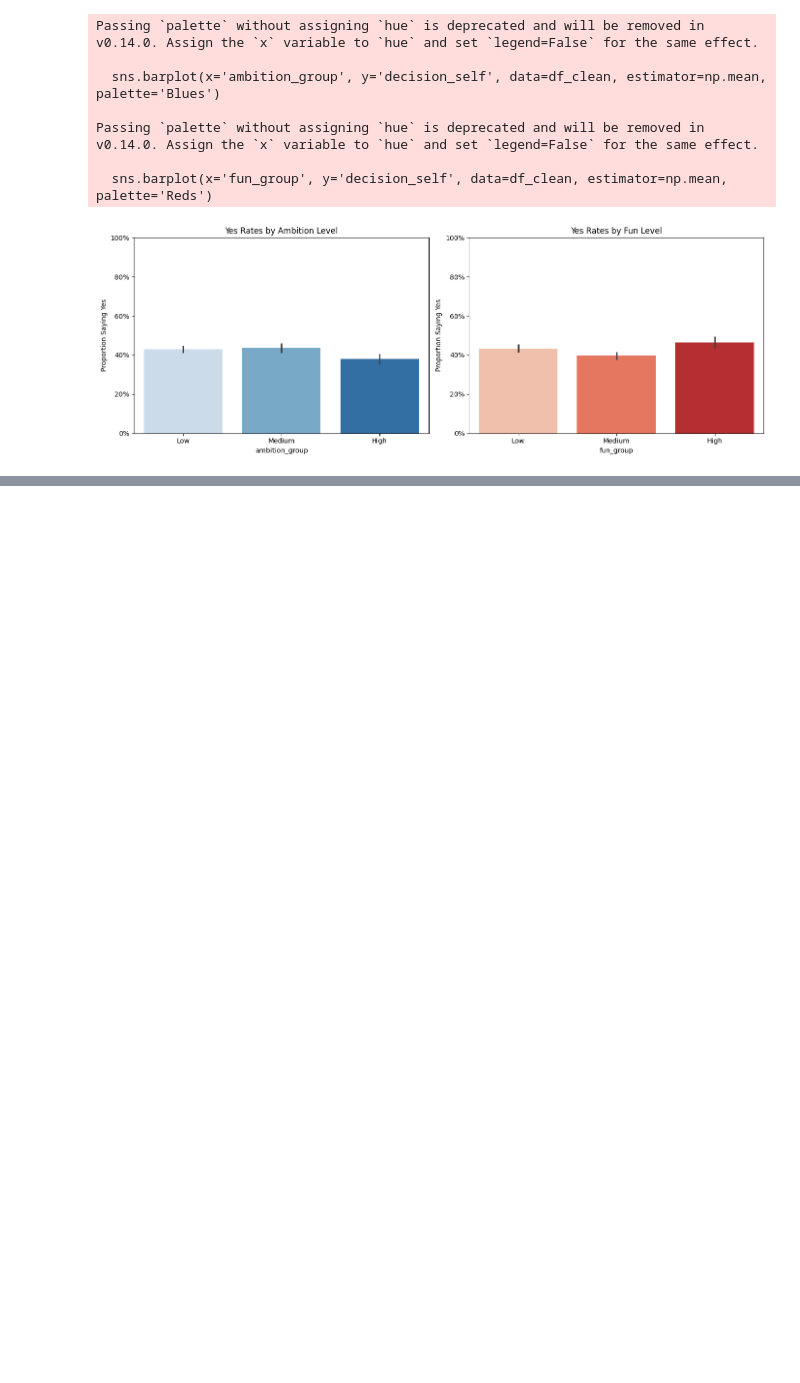
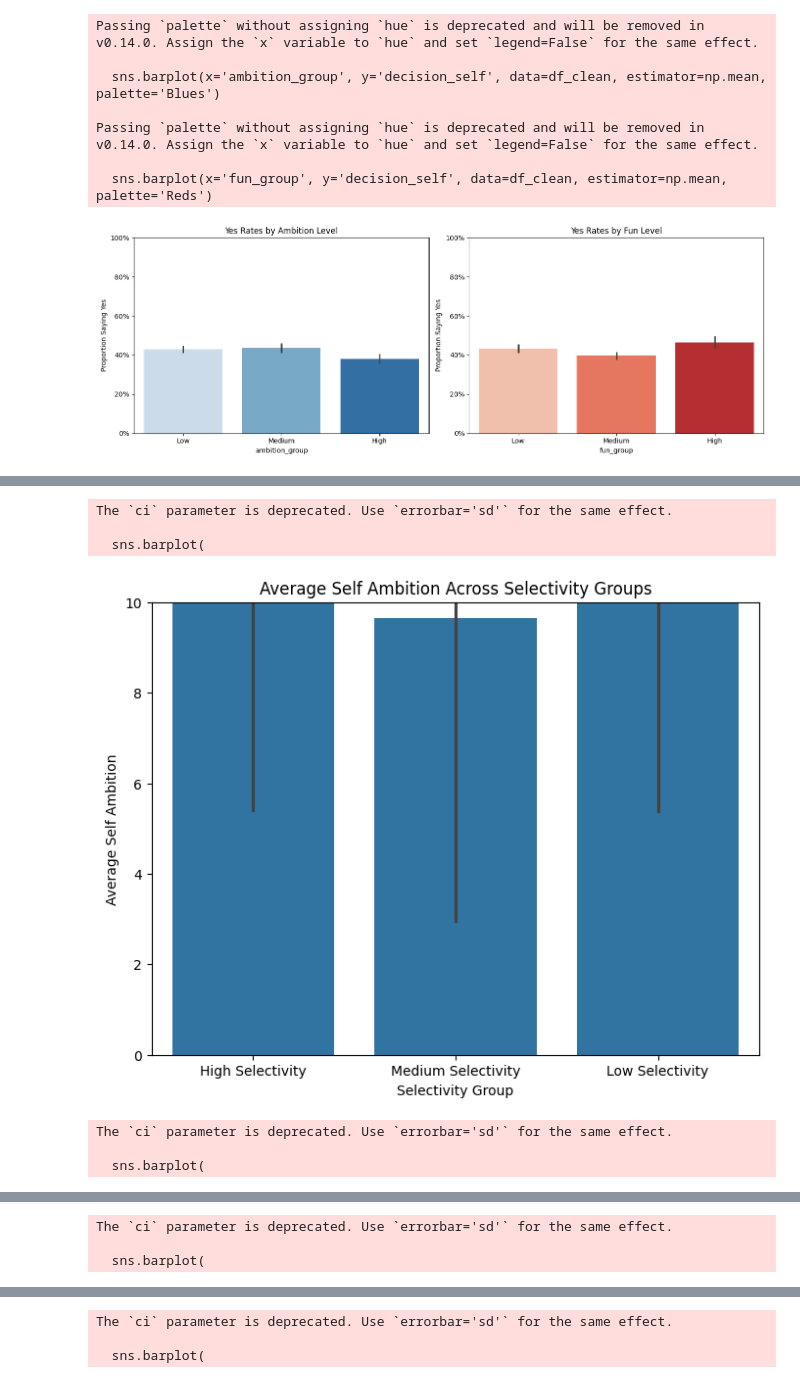
Before and after one commit to preawp/psych-of-selection, a Jupyter notebook: notebooks/eda.ipynb, the cells around one changed output, grey strips where cells are left out. Cells and saved outputs as stored; diff of their text form; code cells hidden in the pictures; blank space fills up the shorter version.

```diff
--- a/notebooks/eda.ipynb
+++ b/notebooks/eda.ipynb
@@ -176,0 +276,16 @@ Passing `palette` without assigning `hue` is deprecated and will be removed in v
+# %%
+#divide in selectivity group
+
+# 1. Calculate yes rate
+yes_rate = df.groupby('participant_id')['decision_self'].mean().reset_index()
+yes_rate.rename(columns={'decision_self': 'yes_rate'}, inplace=True)
+
+# 2. Merge safely
+df = df.drop(columns=['yes_rate'], errors='ignore')  # Drop old yes_rate if exists
+df = df.merge(yes_rate, on='participant_id', how='left')
+
+# 3. Create selectivity groups (high picky = low yes rate)
+df['selectivity_group'] = pd.qcut(df['yes_rate'], q=3, labels=['High Selectivity', 'Medium Selectivity', 'Low Selectivity'])
+
+# 4. Check result
+print(df[['participant_id', 'yes_rate', 'selectivity_group']].drop_duplicates().sort_values('yes_rate'))
@@ -176,0 +307,36 @@ Passing `palette` without assigning `hue` is deprecated and will be removed in v
+# %%
+
+# While self-reported fun ratings were uniformly high across all
+# selectivity groups, traits like ambition showed greater variability,
+# with high selectivity participants tending to report slightly higher
+# ambition levels than less selective participants
+
+import seaborn as sns
+import matplotlib.pyplot as plt
+
+# List of traits you want to plot
+traits = ['self_ambition', 'self_sincerity', 'self_attractiveness', 'self_intelligence']
+
+# Loop over traits
+for trait in traits:
+    plt.figure(figsize=(8,6))
+    sns.barplot(
+        x='selectivity_group',
+        y=trait,
+        data=df,
+        order=['High Selectivity', 'Medium Selectivity', 'Low Selectivity'],
+        ci='sd'  # show standard deviation error bars
+    )
+    plt.title(f'Average {trait.replace("_", " ").title()} Across Selectivity Groups')
+    plt.ylabel(f'Average {trait.replace("_", " ").title()}')
+    plt.xlabel('Selectivity Group')
+    plt.ylim(0, 10)  # Assuming 0–10 rating scale
+    plt.show()
+# %% [output]
+The `ci` parameter is deprecated. Use `errorbar='sd'` for the same effect.
+
+  sns.barplot(
+[figure, added]
+The `ci` parameter is deprecated. Use `errorbar='sd'` for the same effect.
+
+  sns.barplot(
@@ -176,0 +344,3 @@ Passing `palette` without assigning `hue` is deprecated and will be removed in v
+The `ci` parameter is deprecated. Use `errorbar='sd'` for the same effect.
+
+  sns.barplot(
@@ -176,0 +348,3 @@ Passing `palette` without assigning `hue` is deprecated and will be removed in v
+The `ci` parameter is deprecated. Use `errorbar='sd'` for the same effect.
+
+  sns.barplot(
```
Also changed, not shown: parts of 5 cells of this notebook.
